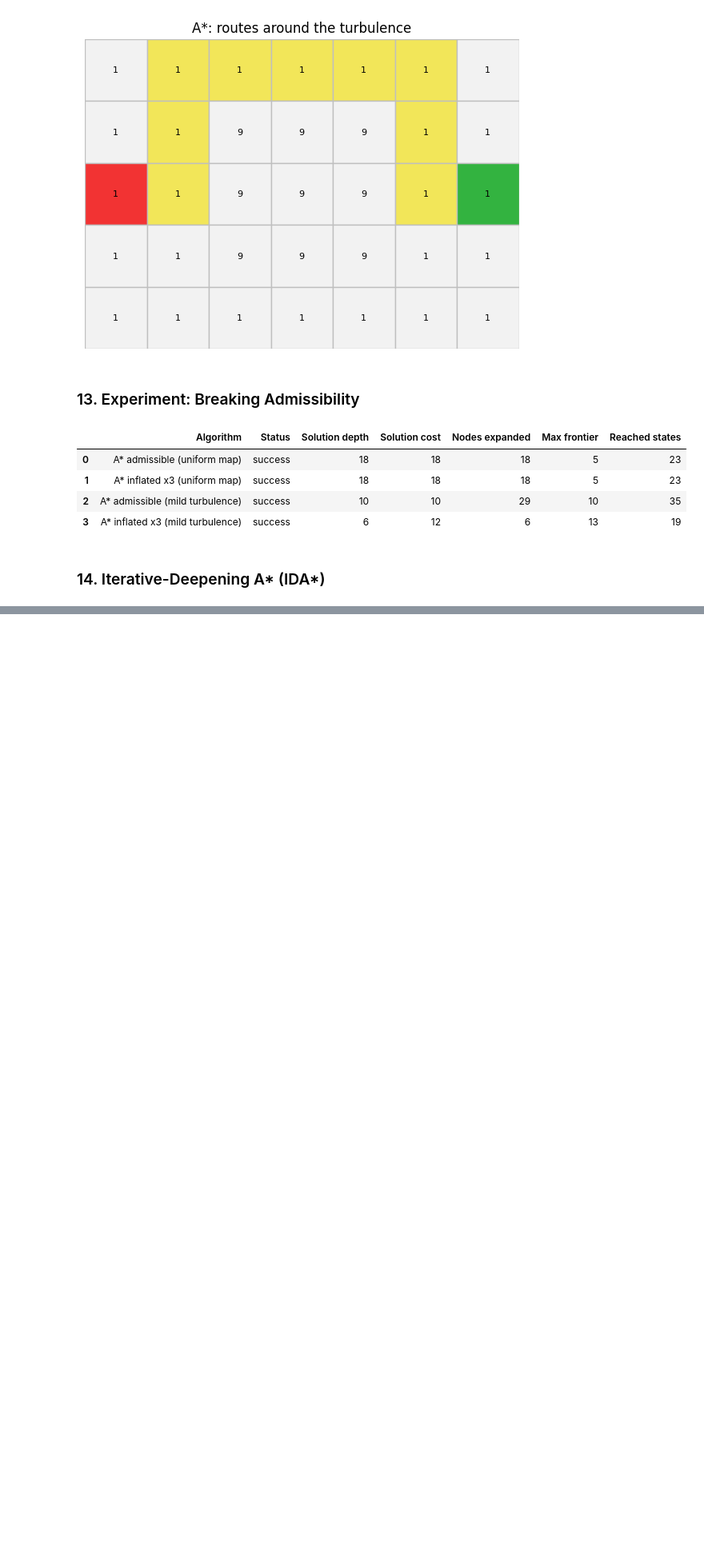
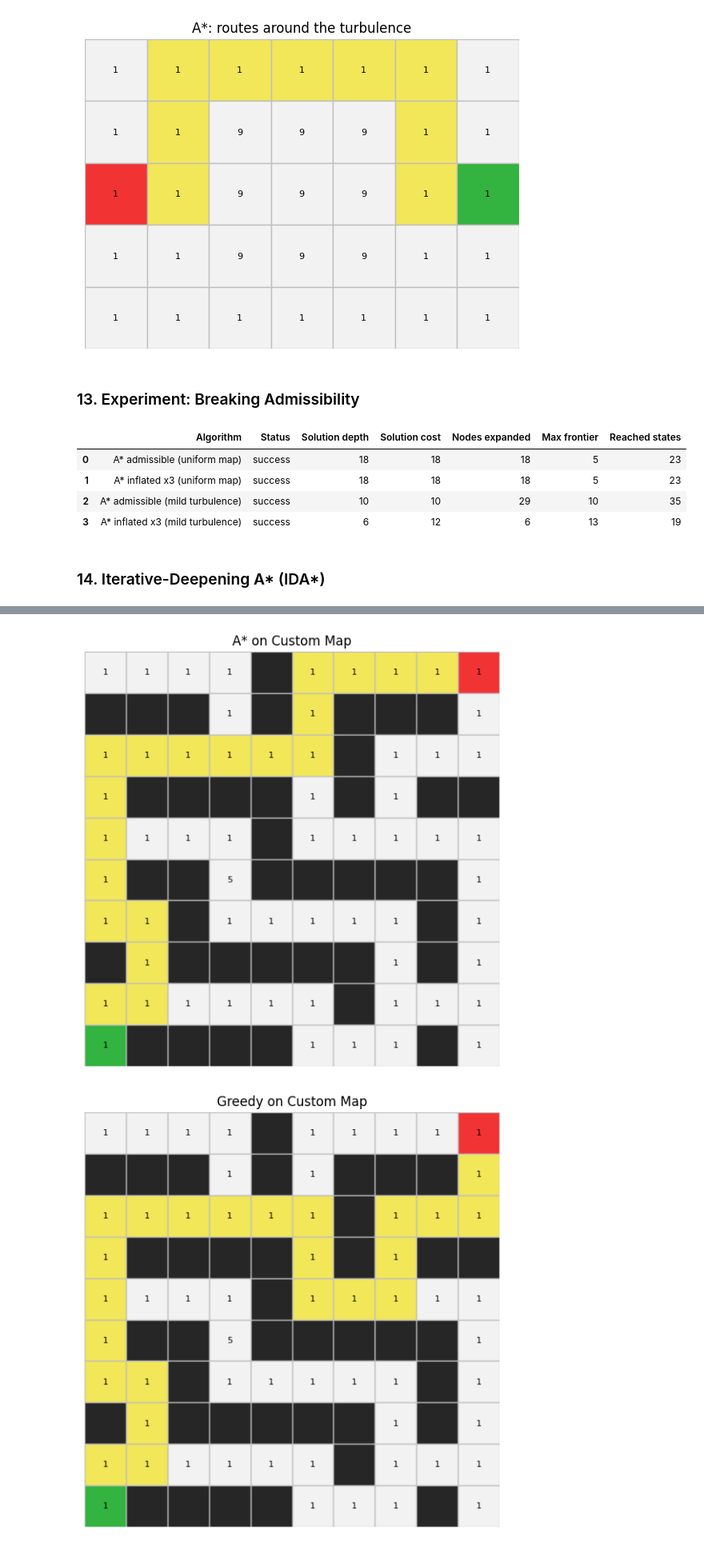
Before and after one commit to Blaise101/intro_to_ai_lab1, a Jupyter notebook: Blaise_Izerimana_Lab_1B.ipynb, the cells around one changed output, grey strips where cells are left out. Shown at 80% size. Cells and saved outputs as stored; diff of their text form; code cells hidden in the pictures; blank space fills up the shorter version.

```diff
--- a/Blaise_Izerimana_Lab_1B.ipynb
+++ b/Blaise_Izerimana_Lab_1B.ipynb
@@ -228,7 +228,7 @@ class SearchAlgorithm(ABC):
         for action in problem.actions(s):
           s_prime = problem.result(s, action)
           cost = node.path_cost + problem.action_cost(s, action, s_prime)
-          yield node(state=s_prime, parent=node, action=action, path_cost=cost)
+          yield Node(state=s_prime, parent=node, action=action, path_cost=cost)
         #
         # Pseudocode:
         # s <- node.STATE
@@ -236,7 +236,7 @@ class SearchAlgorithm(ABC):
         #     s_prime <- problem.RESULT(s, action)
         #     cost <- node.PATH_COST + problem.ACTION_COST(s, action, s_prime)
         #     yield NODE(STATE=s_prime, PARENT=node, ACTION=action, PATH_COST=cost)
-        raise NotImplementedError("Complete SearchAlgorithm.expand")
+        # raise NotImplementedError("Complete SearchAlgorithm.expand")
 
     @abstractmethod
     def search(self, problem: Problem) -> SearchResult:
@@ -518,7 +518,7 @@ class BestFirstSearch(SearchAlgorithm):
           max_frontier_size=max_frontier_size,
           reached_count=len(reached),
         )
-        raise NotImplementedError("Complete BestFirstSearch.search")
+        # raise NotImplementedError("Complete BestFirstSearch.search")
 # %% [markdown]
 ### 7. Greedy Best-First Search
 # %%
@@ -907,0 +910,73 @@ class IDAStarSearch(SearchAlgorithm):
+# %%
+# TODO 10:
+# Create your first custom map here.
+
+custom_grid_1 = [
+  [0, 0, 0, 0, 1, 0, 0, 0, 0, 0],
+  [1, 1, 1, 0, 1, 0, 1, 1, 1, 0],
+  [0, 0, 0, 0, 0, 0, 1, 0, 0, 0],
+  [0, 1, 1, 1, 1, 0, 1, 0, 1, 1],
+  [0, 0, 0, 0, 1, 0, 0, 0, 0, 0],
+  [0, 1, 1, 0, 1, 1, 1, 1, 1, 0],
+  [0, 0, 1, 0, 0, 0, 0, 0, 1, 0],
+  [1, 0, 1, 1, 1, 1, 1, 0, 1, 0],
+  [0, 0, 0, 0, 0, 0, 1, 0, 0, 0],
+  [0, 1, 1, 1, 1, 0, 0, 0, 1, 0],
+]
+
+rows, cols = len(custom_grid_1), len(custom_grid_1[0])
+custom_costs_1 = [[1 for _ in range(cols)] for _ in range(rows)]
+
+# create a terrain cost map that encourages a detour around row 5 (higher cost)
+
+for c in range(cols):
+  # make the middle horizontal band expensive (but leave edges cheaper)
+  if 1 <= c <= cols - 2:
+    custom_costs_1[5][c] = 5
+
+custom_start_1 = (0, 9)
+custom_goal_1 = (9, 0)
+
+# Example after completing:
+# custom_problem_1 = WeightedGridProblem(
+#     custom_grid_1, custom_start_1, custom_goal_1, terrain_costs=custom_costs_1
+# )
+custom_problem_1 = WeightedGridProblem(
+  custom_grid_1, custom_start_1, custom_goal_1, terrain_costs=custom_costs_1
+)
+# custom_results_1 = [
+#     ucs.search(custom_problem_1),
+#     astar.search(custom_problem_1),
+#     wastar2.search(custom_problem_1),
+#     greedy.search(custom_problem_1),
+# ]
+custom_results_1 = [
+  ucs.search(custom_problem_1),
+  astar.search(custom_problem_1),
+  wastar2.search(custom_problem_1),
+  greedy.search(custom_problem_1),
+]
+# show_results(custom_results_1)
+show_results(custom_results_1)
+
+# Visualise A* vs Greedy on the custom map.
+plot_path(
+  custom_grid_1,
+  custom_start_1,
+  custom_goal_1,
+  path=custom_results_1[1].path,
+  terrain_costs=custom_costs_1,
+  title="A* on Custom Map",
+)
+
+plot_path(
+  custom_grid_1,
+  custom_start_1,
+  custom_goal_1,
+  path=custom_results_1[3].path,
+  terrain_costs=custom_costs_1,
+  title="Greedy on Custom Map",
+)
+# %% [output]
+[figure, added]
+[figure, added]
```
Also changed, not shown: parts of 2 cells of this notebook.
